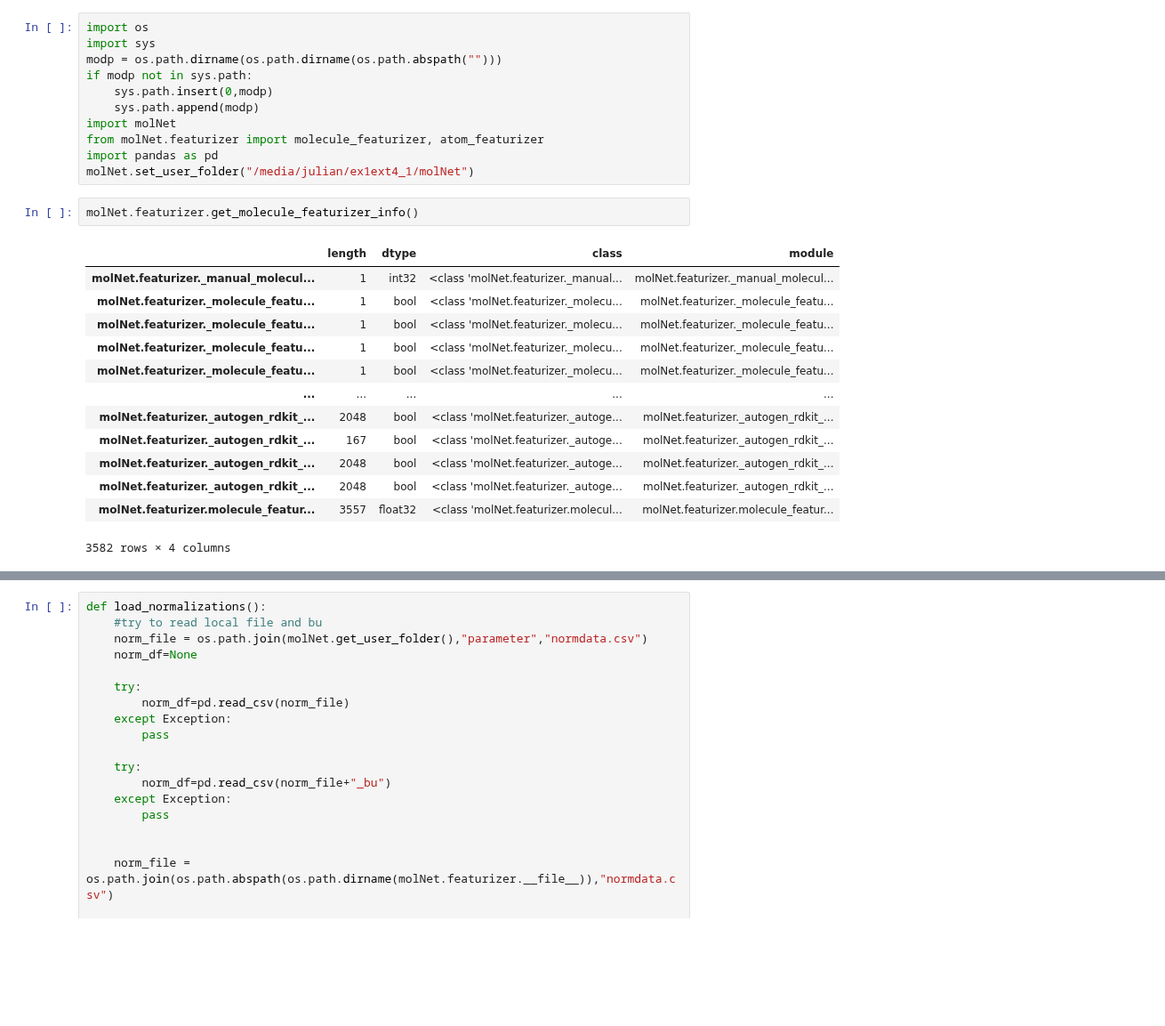
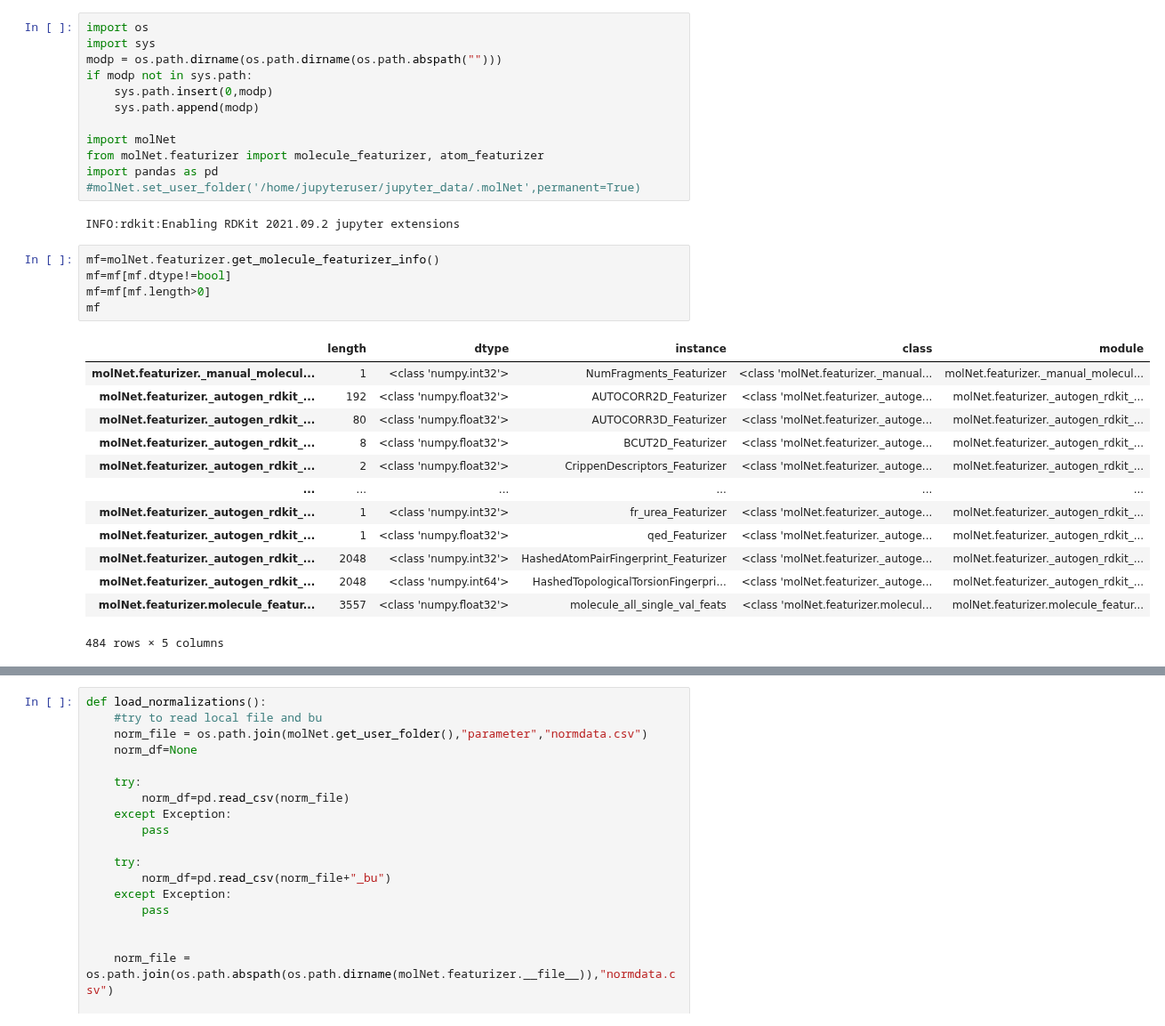
Before and after one commit to JulianKimmig/molNet, a Jupyter notebook: tools/ecdf/Untitled1.ipynb, the cells around one changed output, grey strips where cells are left out. Shown at 89% size. Cells and saved outputs as stored; diff of their text form; blank space fills up the shorter version.

```diff
--- a/tools/ecdf/Untitled1.ipynb
+++ b/tools/ecdf/Untitled1.ipynb
@@ -5,23 +5,29 @@ modp = os.path.dirname(os.path.dirname(os.path.abspath("")))
 if modp not in sys.path:
     sys.path.insert(0,modp)
     sys.path.append(modp)
+
 import molNet
 from molNet.featurizer import molecule_featurizer, atom_featurizer
 import pandas as pd
-molNet.set_user_folder("/media/julian/ex1ext4_1/molNet")
+#molNet.set_user_folder('/home/jupyteruser/jupyter_data/.molNet',permanent=True)
+# %% [output]
+INFO:rdkit:Enabling RDKit 2021.09.2 jupyter extensions
-# %%
-molNet.featurizer.get_molecule_featurizer_info()
-# %% [output]
-|  | length | dtype | class | module |
-| molNet.featurizer._manual_molecul... | 1 | int32 | <class 'molNet.featurizer._manual... | molNet.featurizer._manual_molecul... |
-| molNet.featurizer._molecule_featu... | 1 | bool | <class 'molNet.featurizer._molecu... | molNet.featurizer._molecule_featu... |
-| molNet.featurizer._molecule_featu... | 1 | bool | <class 'molNet.featurizer._molecu... | molNet.featurizer._molecule_featu... |
-| molNet.featurizer._molecule_featu... | 1 | bool | <class 'molNet.featurizer._molecu... | molNet.featurizer._molecule_featu... |
-| molNet.featurizer._molecule_featu... | 1 | bool | <class 'molNet.featurizer._molecu... | molNet.featurizer._molecule_featu... |
-| ... | ... | ... | ... | ... |
-| molNet.featurizer._autogen_rdkit_... | 2048 | bool | <class 'molNet.featurizer._autoge... | molNet.featurizer._autogen_rdkit_... |
-| molNet.featurizer._autogen_rdkit_... | 167 | bool | <class 'molNet.featurizer._autoge... | molNet.featurizer._autogen_rdkit_... |
-| molNet.featurizer._autogen_rdkit_... | 2048 | bool | <class 'molNet.featurizer._autoge... | molNet.featurizer._autogen_rdkit_... |
-| molNet.featurizer._autogen_rdkit_... | 2048 | bool | <class 'molNet.featurizer._autoge... | molNet.featurizer._autogen_rdkit_... |
-| molNet.featurizer.molecule_featur... | 3557 | float32 | <class 'molNet.featurizer.molecul... | molNet.featurizer.molecule_featur... |
-3582 rows × 4 columns
+# %%
+mf=molNet.featurizer.get_molecule_featurizer_info()
+mf=mf[mf.dtype!=bool]
+mf=mf[mf.length>0]
+mf
+# %% [output]
+|  | length | dtype | instance | class | module |
+| molNet.featurizer._manual_molecul... | 1 | <class 'numpy.int32'> | NumFragments_Featurizer | <class 'molNet.featurizer._manual... | molNet.featurizer._manual_molecul... |
+| molNet.featurizer._autogen_rdkit_... | 192 | <class 'numpy.float32'> | AUTOCORR2D_Featurizer | <class 'molNet.featurizer._autoge... | molNet.featurizer._autogen_rdkit_... |
+| molNet.featurizer._autogen_rdkit_... | 80 | <class 'numpy.float32'> | AUTOCORR3D_Featurizer | <class 'molNet.featurizer._autoge... | molNet.featurizer._autogen_rdkit_... |
+| molNet.featurizer._autogen_rdkit_... | 8 | <class 'numpy.float32'> | BCUT2D_Featurizer | <class 'molNet.featurizer._autoge... | molNet.featurizer._autogen_rdkit_... |
+| molNet.featurizer._autogen_rdkit_... | 2 | <class 'numpy.float32'> | CrippenDescriptors_Featurizer | <class 'molNet.featurizer._autoge... | molNet.featurizer._autogen_rdkit_... |
+| ... | ... | ... | ... | ... | ... |
+| molNet.featurizer._autogen_rdkit_... | 1 | <class 'numpy.int32'> | fr_urea_Featurizer | <class 'molNet.featurizer._autoge... | molNet.featurizer._autogen_rdkit_... |
+| molNet.featurizer._autogen_rdkit_... | 1 | <class 'numpy.float32'> | qed_Featurizer | <class 'molNet.featurizer._autoge... | molNet.featurizer._autogen_rdkit_... |
+| molNet.featurizer._autogen_rdkit_... | 2048 | <class 'numpy.int32'> | HashedAtomPairFingerprint_Featurizer | <class 'molNet.featurizer._autoge... | molNet.featurizer._autogen_rdkit_... |
+| molNet.featurizer._autogen_rdkit_... | 2048 | <class 'numpy.int64'> | HashedTopologicalTorsionFingerpri... | <class 'molNet.featurizer._autoge... | molNet.featurizer._autogen_rdkit_... |
+| molNet.featurizer.molecule_featur... | 3557 | <class 'numpy.float32'> | molecule_all_single_val_feats | <class 'molNet.featurizer.molecul... | molNet.featurizer.molecule_featur... |
+484 rows × 5 columns
```
Also changed, not shown: parts of 1 cell of this notebook, 1 other file.
